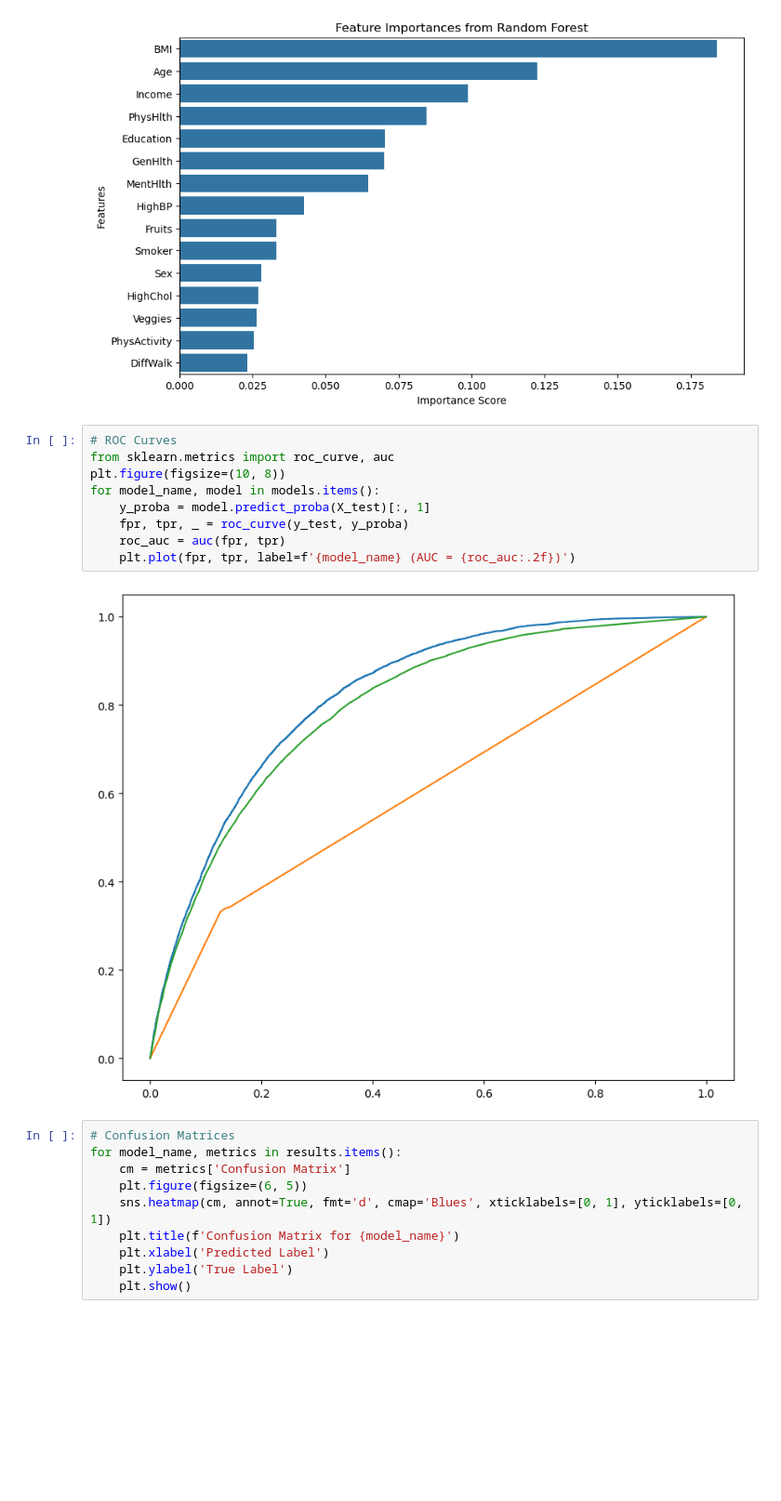
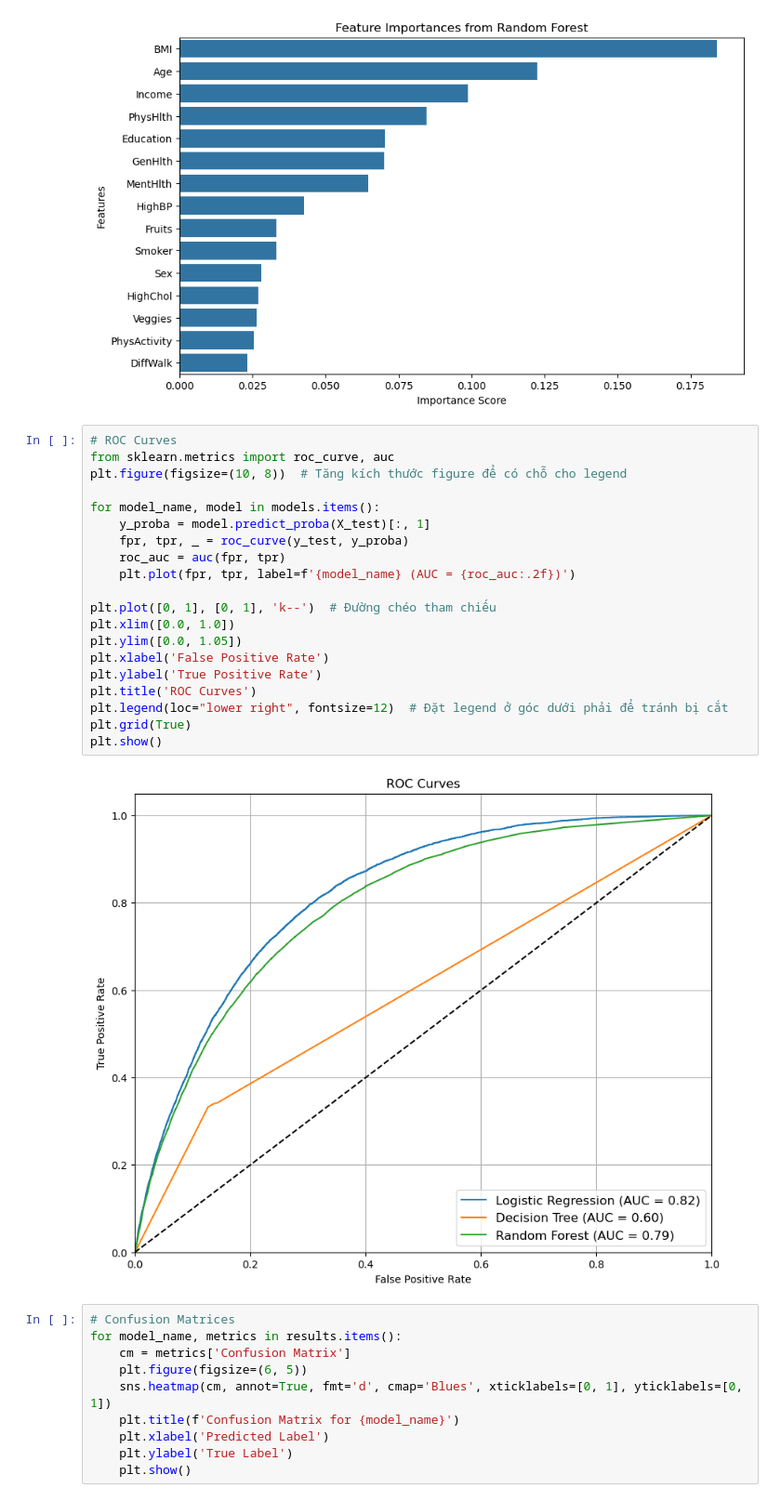
Before and after one commit to baobean/CSC17104-FinalProject, a Jupyter notebook: Group03.ipynb, the cells around one changed output. Shown at 93% size. Saved outputs shown, nothing was run; the diff lists cells and outputs as text; blank space fills up the shorter version.

Commit message:
adjust roc curves

```diff
--- a/Group03.ipynb
+++ b/Group03.ipynb
@@ -669,14 +669,25 @@ for model_name, importances in feature_importances.items():
 # %%
 # ROC Curves
 from sklearn.metrics import roc_curve, auc
-plt.figure(figsize=(10, 8))
+plt.figure(figsize=(10, 8))  # Tăng kích thước figure để có chỗ cho legend
+
 for model_name, model in models.items():
     y_proba = model.predict_proba(X_test)[:, 1]
     fpr, tpr, _ = roc_curve(y_test, y_proba)
     roc_auc = auc(fpr, tpr)
     plt.plot(fpr, tpr, label=f'{model_name} (AUC = {roc_auc:.2f})')
+
+plt.plot([0, 1], [0, 1], 'k--')  # Đường chéo tham chiếu
+plt.xlim([0.0, 1.0])
+plt.ylim([0.0, 1.05])
+plt.xlabel('False Positive Rate')
+plt.ylabel('True Positive Rate')
+plt.title('ROC Curves')
+plt.legend(loc="lower right", fontsize=12)  # Đặt legend ở góc dưới phải để tránh bị cắt
+plt.grid(True)
+plt.show()
 # %% [output]
-[figure, old version]
+[figure, new version]
 # %%
 # Confusion Matrices
 for model_name, metrics in results.items():
```
Also changed, not shown: parts of 1 cell of this notebook.
